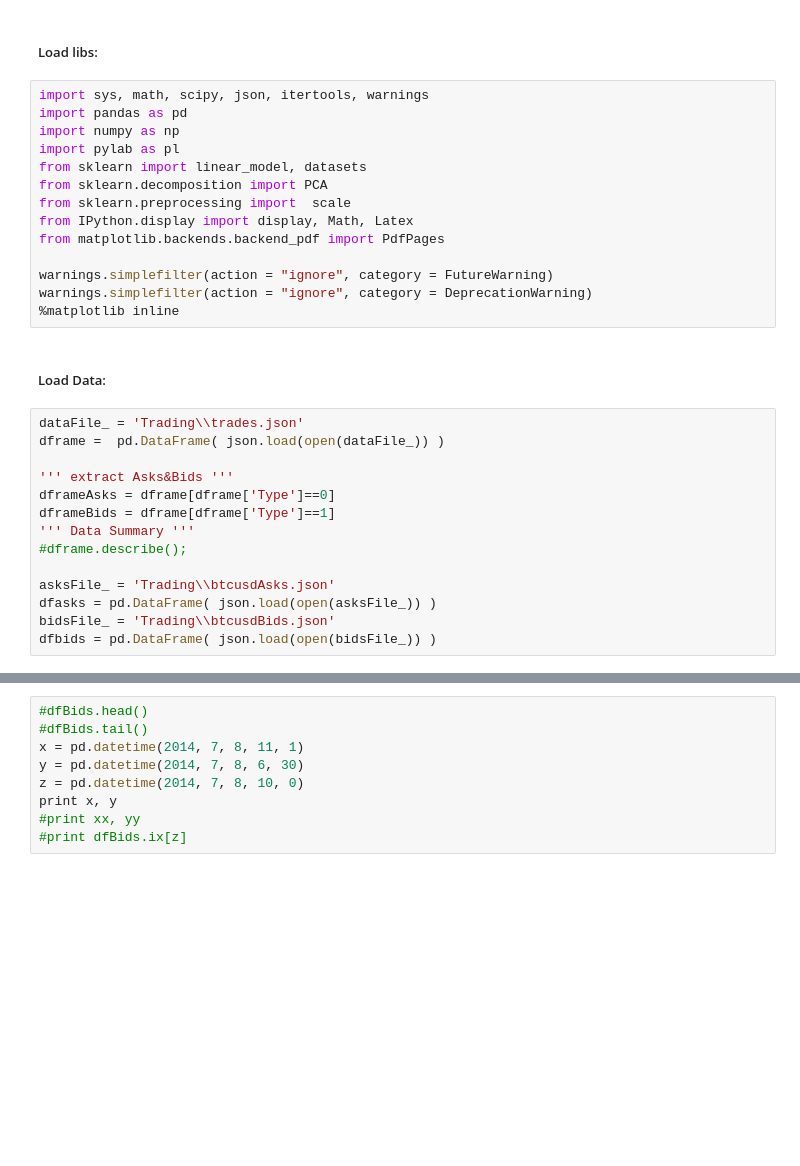
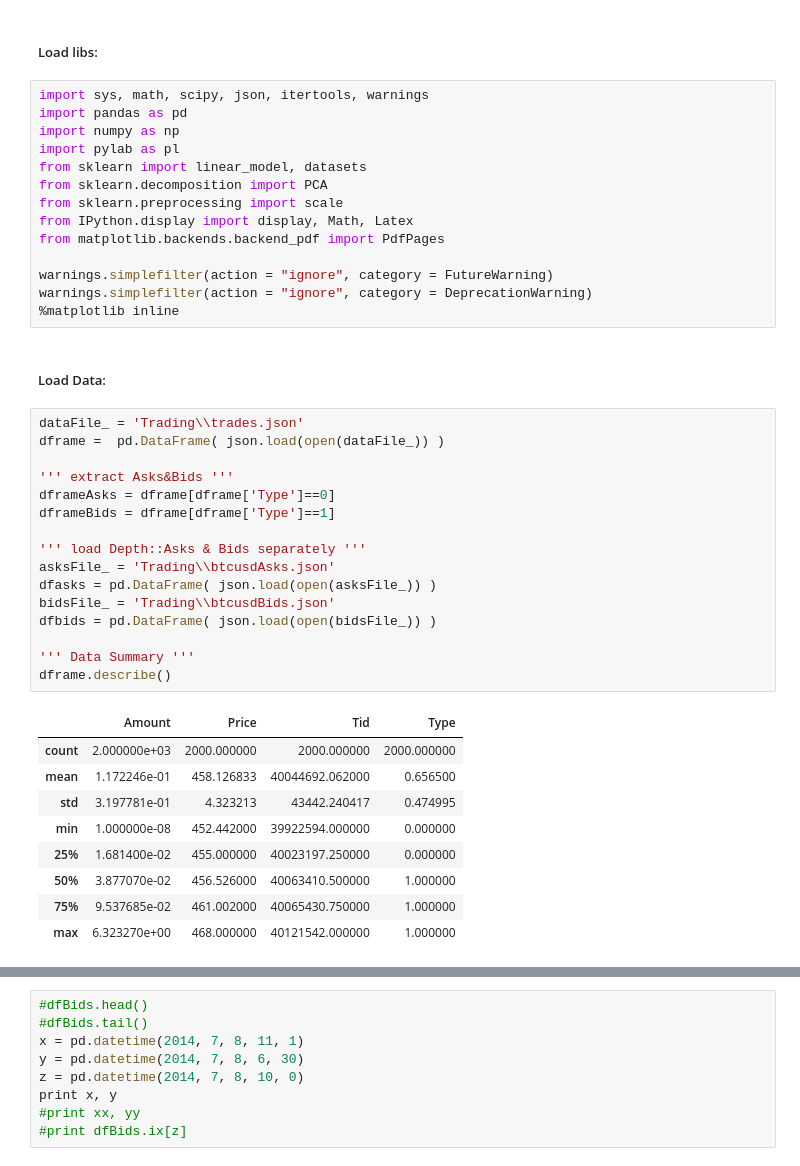
Before and after one commit to wuillou8/SuperRepository, a Jupyter notebook: JSBach/ANALYSIS/trader.ipynb, the cells around one changed output, grey strips where cells are left out. Drawn from its saved outputs; the diff is of its cells as text; blank space fills up the shorter version.

```diff
--- a/JSBach/ANALYSIS/trader.ipynb
+++ b/JSBach/ANALYSIS/trader.ipynb
@@ -7,7 +7,7 @@ import numpy as np
 import pylab as pl
 from sklearn import linear_model, datasets
 from sklearn.decomposition import PCA
-from sklearn.preprocessing import  scale
+from sklearn.preprocessing import scale
 from IPython.display import display, Math, Latex
 from matplotlib.backends.backend_pdf import PdfPages
 
@@ -19,14 +19,26 @@ warnings.simplefilter(action = "ignore", category = DeprecationWarning)
 # %%
 dataFile_ = 'Trading\\trades.json'
 dframe =  pd.DataFrame( json.load(open(dataFile_)) )
 
 ''' extract Asks&Bids '''
 dframeAsks = dframe[dframe['Type']==0]
 dframeBids = dframe[dframe['Type']==1]
-''' Data Summary '''
-#dframe.describe();
 
+''' load Depth::Asks & Bids separately '''
 asksFile_ = 'Trading\\btcusdAsks.json'
 dfasks = pd.DataFrame( json.load(open(asksFile_)) )
 bidsFile_ = 'Trading\\btcusdBids.json'
 dfbids = pd.DataFrame( json.load(open(bidsFile_)) )
+
+''' Data Summary '''
+dframe.describe()
+# %% [output]
+|  | Amount | Price | Tid | Type |
+| count | 2.000000e+03 | 2000.000000 | 2000.000000 | 2000.000000 |
+| mean | 1.172246e-01 | 458.126833 | 40044692.062000 | 0.656500 |
+| std | 3.197781e-01 | 4.323213 | 43442.240417 | 0.474995 |
+| min | 1.000000e-08 | 452.442000 | 39922594.000000 | 0.000000 |
+| 25% | 1.681400e-02 | 455.000000 | 40023197.250000 | 0.000000 |
+| 50% | 3.877070e-02 | 456.526000 | 40063410.500000 | 1.000000 |
+| 75% | 9.537685e-02 | 461.002000 | 40065430.750000 | 1.000000 |
+| max | 6.323270e+00 | 468.000000 | 40121542.000000 | 1.000000 |
```
Also changed, not shown: parts of 4 cells of this notebook, 5 other files.
